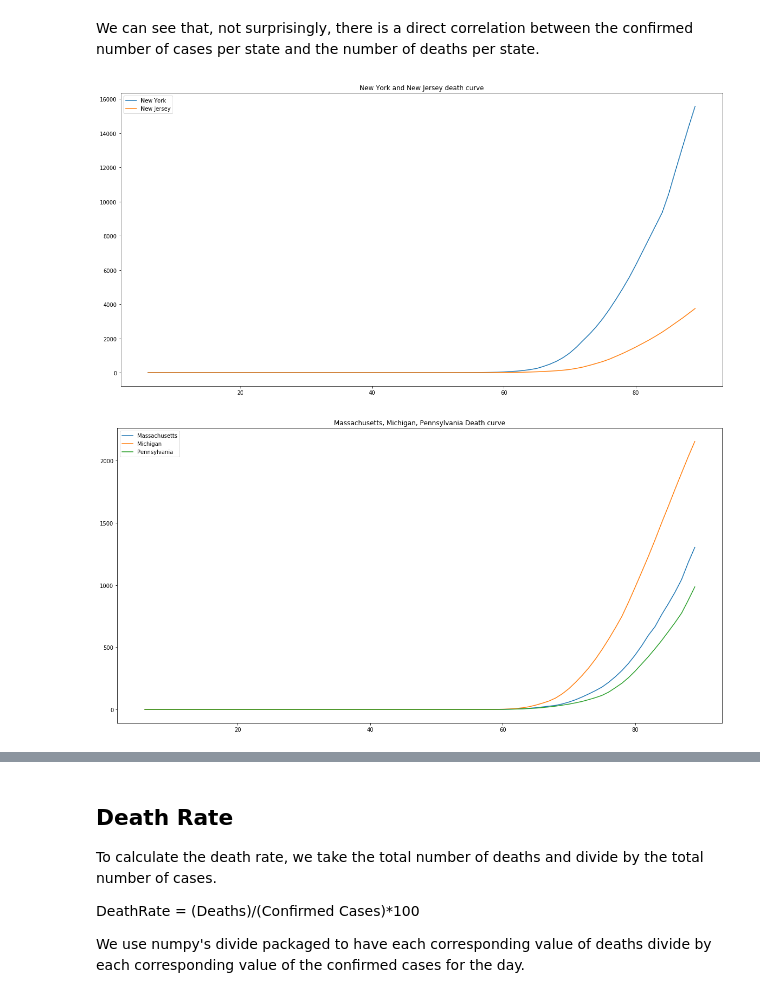
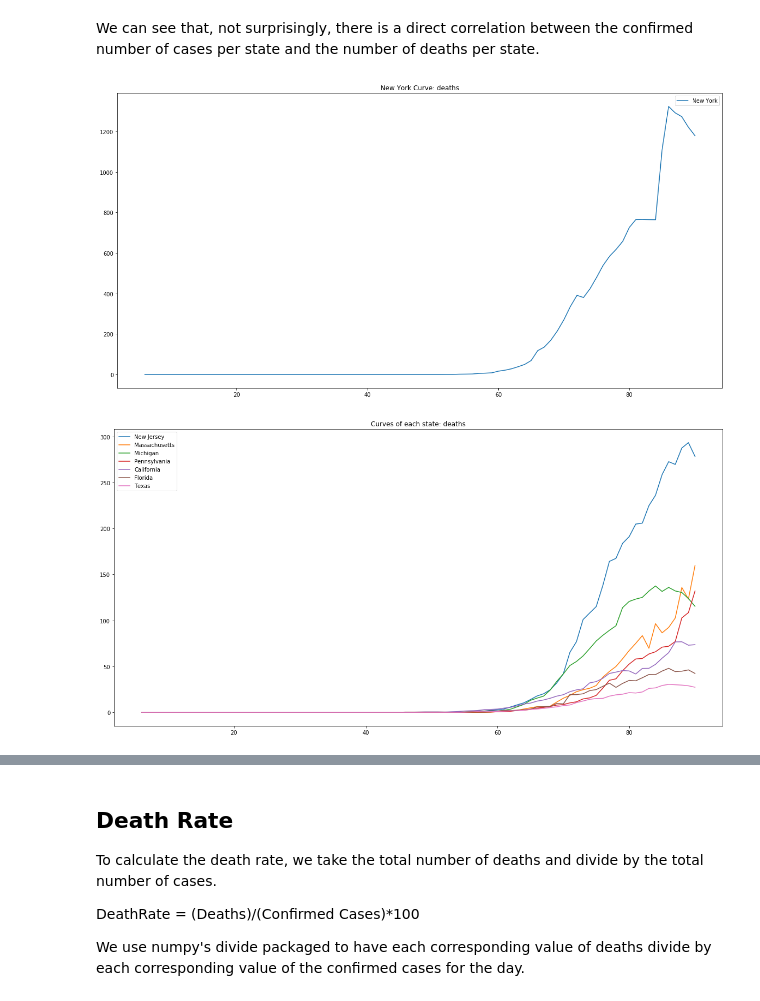
Before and after one commit to covid19data-us/covid19data.us, a Jupyter notebook: notebook/covid_US.ipynb, the cells around one changed output, grey strips where cells are left out. Saved outputs shown, nothing was run; the diff lists cells and outputs as text; code cells hidden in the pictures.

```diff
--- a/notebook/covid_US.ipynb
+++ b/notebook/covid_US.ipynb
@@ -576,43 +577,46 @@ plt.show()
 # %% [markdown]
 We can see that, not surprisingly, there is a direct correlation between the confirmed number of cases per state and the number of deaths per state.
 # %%
-NYdeath = pd.DataFrame(list(zip(NYDeathVal)),columns=['death'])
+NYdeath = pd.DataFrame(list(zip(NYDeathDiff)),columns=['death'])
 NYdeathcurve = NYdeath['death'].rolling(window=7, center=False).mean()
 
-NJdeath = pd.DataFrame(list(zip(NJDeathVal)),columns=['death'])
+NJdeath = pd.DataFrame(list(zip(NJDeathDiff)),columns=['death'])
 NJdeathcurve = NJdeath['death'].rolling(window=7, center=False).mean()
 
-Massachusettsdeath = pd.DataFrame(list(zip(MassachusettsDeathVal)),columns=['death'])
+Massachusettsdeath = pd.DataFrame(list(zip(MassachusettsDeathDiff)),columns=['death'])
 Massachusettsdeathcurve = Massachusettsdeath['death'].rolling(window=7, center=False).mean()
 
-Michigandeath = pd.DataFrame(list(zip(MichiganDeathVal)),columns=['death'])
+Michigandeath = pd.DataFrame(list(zip(MichiganDeathDiff)),columns=['death'])
 Michigandeathcurve = Michigandeath['death'].rolling(window=7, center=False).mean()
 
-Pennsylvaniadeath = pd.DataFrame(list(zip(PennsylvaniaDeathVal)),columns=['death'])
+Pennsylvaniadeath = pd.DataFrame(list(zip(PennsylvaniaDeathDiff)),columns=['death'])
 Pennsylvaniadeathcurve = Pennsylvaniadeath['death'].rolling(window=7, center=False).mean()
 
-Californiadeath = pd.DataFrame(list(zip(CaliforniaDeathVal)),columns=['death'])
+Californiadeath = pd.DataFrame(list(zip(CaliforniaDeathDiff)),columns=['death'])
 Californiadeathcurve = Californiadeath['death'].rolling(window=7, center=False).mean()
 
-Floridadeath = pd.DataFrame(list(zip(FloridaDeathVal)),columns=['death'])
+Floridadeath = pd.DataFrame(list(zip(FloridaDeathDiff)),columns=['death'])
 Floridadeathcurve = Floridadeath['death'].rolling(window=7, center=False).mean()
 
-Texasdeath = pd.DataFrame(list(zip(TexasDeathValues)),columns=['death'])
+Texasdeath = pd.DataFrame(list(zip(TexasDeathDiff)),columns=['death'])
 Texasdeathcurve = Texasdeath['death'].rolling(window=7, center=False).mean()
 # %%
-plt.title("New York and New Jersey death curve")
+plt.title("New York Curve: deaths")
 plt.plot(NYdeathcurve, label="New York")
-plt.plot(NJdeathcurve, label="New Jersey")
 plt.legend()
 plt.show()
 # %% [output]
-[figure, old version]
+[figure, new version]
 # %%
-plt.title("Massachusetts, Michigan, Pennsylvania Death curve")
+plt.title("Curves of each state: deaths")
+plt.plot(NJdeathcurve, label="New Jersey")
 plt.plot(Massachusettsdeathcurve, label="Massachusetts")
 plt.plot(Michigandeathcurve, label="Michigan")
 plt.plot(Pennsylvaniadeathcurve, label="Pennsylvania")
+plt.plot(Californiadeathcurve, label="California")
+plt.plot(Floridadeathcurve, label="Florida")
+plt.plot(Texasdeathcurve, label="Texas")
 plt.legend()
 plt.show()
 # %% [output]
-[figure, old version]
+[figure, new version]
```
Also changed, not shown: parts of 33 cells of this notebook.
